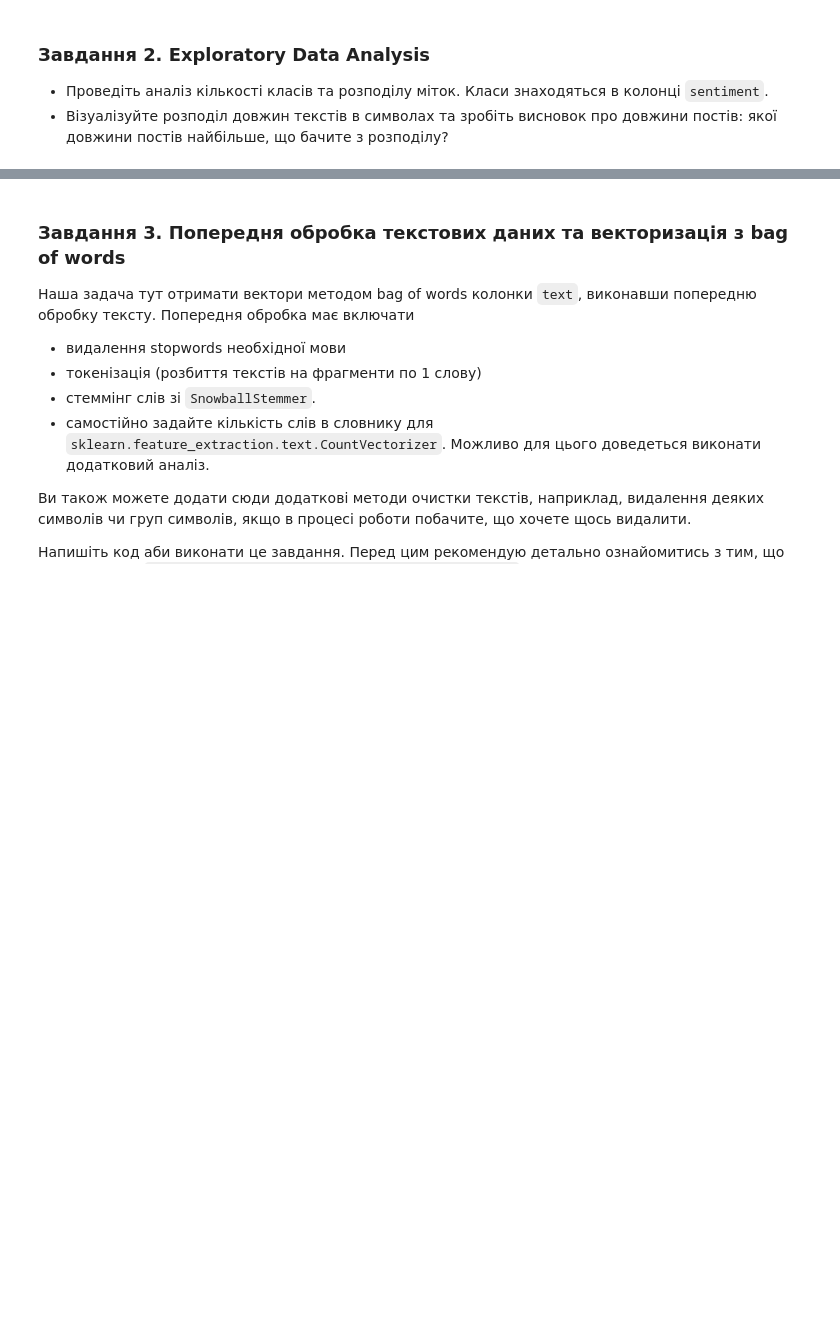
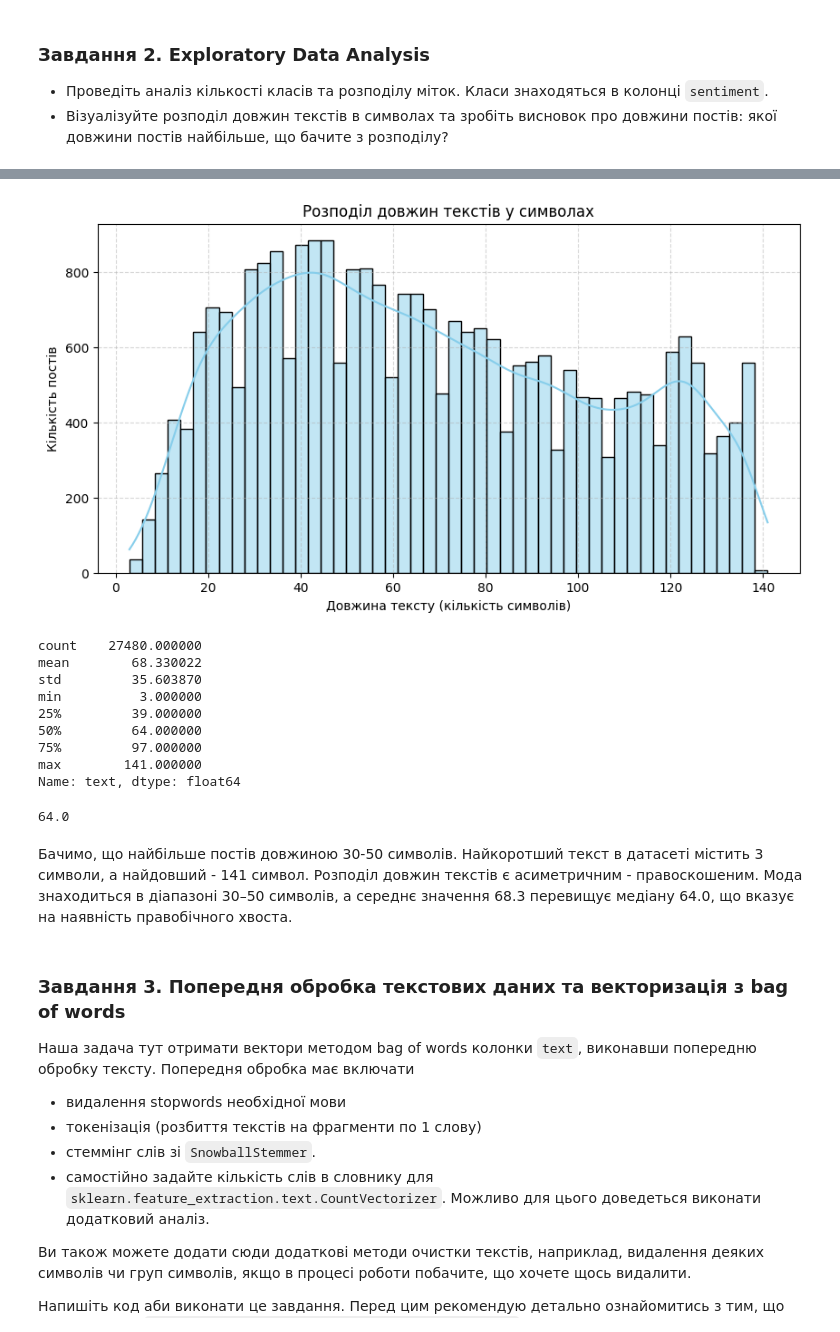
Before and after one commit to sekhahelina/ML_tasks, a Jupyter notebook: Module3/HW_NLP_Classification.ipynb, the cells around one changed output, grey strips where cells are left out. Saved outputs shown, nothing was run; the diff lists cells and outputs as text; code cells hidden in the pictures; blank space fills up the shorter version.

```diff
--- a/Module3/HW_NLP_Classification.ipynb
+++ b/Module3/HW_NLP_Classification.ipynb
@@ -28,3 +99,36 @@
+# %%
+import matplotlib.pyplot as plt
+import seaborn as sns
+
+text_len = raw_df['text'].apply(len)
+
+plt.figure(figsize=(10, 5))
+sns.histplot(text_len, bins=50, kde=True, color='skyblue')
+
+plt.title('Розподіл довжин текстів у символах')
+plt.xlabel('Довжина тексту (кількість символів)')
+plt.ylabel('Кількість постів')
+plt.grid(True, linestyle='--', alpha=0.5)
+plt.show()
+
+print(text_len.describe())
+# %% [output]
+[figure, added]
+count    27480.000000
+mean        68.330022
+std         35.603870
+min          3.000000
+25%         39.000000
+50%         64.000000
+75%         97.000000
+max        141.000000
+Name: text, dtype: float64
+# %%
+text_len.median()
+# %% [output]
+64.0
+# %% [markdown]
+Бачимо, що найбільше постів довжиною 30-50 символів. Найкоротший текст в датасеті містить 3 символи, а найдовший - 141 символ. Розподіл довжин текстів є асиметричним - правоскошеним.  Мода знаходиться в діапазоні 30–50 символів, а середнє значення 68.3 перевищує медіану 64.0, що вказує на наявність правобічного хвоста.
 # %% [markdown]
 ### Завдання 3. Попередня обробка текстових даних та векторизація з bag of words
 
```
Also changed, not shown: parts of 41 cells of this notebook.
